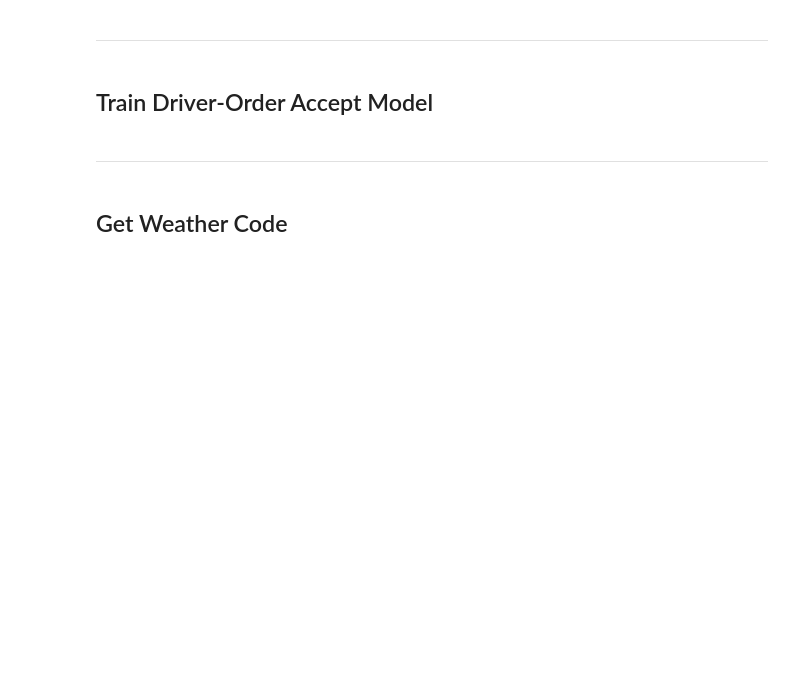
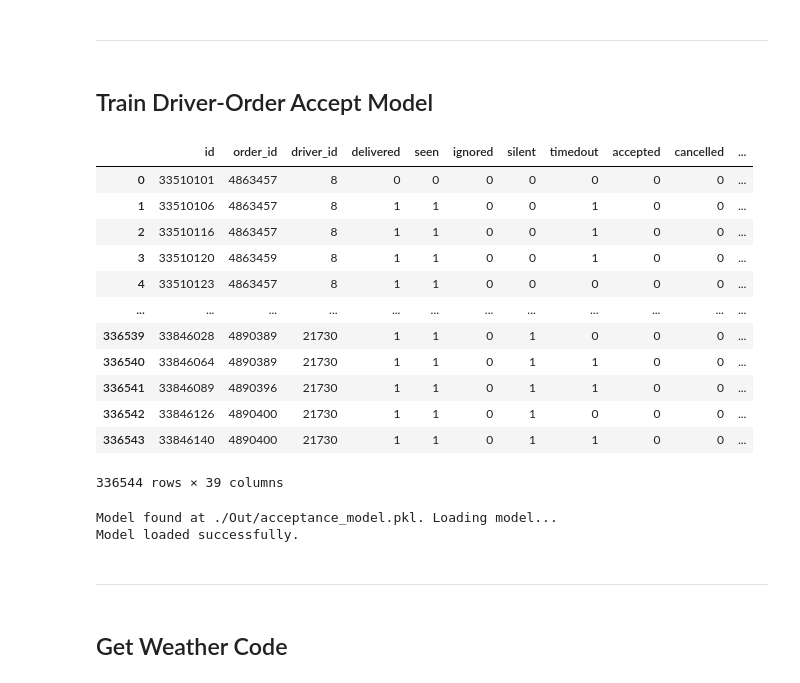
Before and after one commit to QianZeHao123/RideHail, a Jupyter notebook: zzz_main.ipynb, the cells around one changed output. Saved outputs shown, nothing was run; the diff lists cells and outputs as text; code cells hidden in the pictures; blank space fills up the shorter version.

```diff
--- a/zzz_main.ipynb
+++ b/zzz_main.ipynb
@@ -41,6 +39,22 @@ model_path = "./Out/acceptance_model.pkl"
 
 # if the model exists, decide if re-train the model is needed
 retrain_model: bool = False
+# %%
+order_driver_data
+# %% [output]
+|  | id | order_id | driver_id | delivered | seen | ignored | silent | timedout | accepted | cancelled | ... |
+| 0 | 33510101 | 4863457 | 8 | 0 | 0 | 0 | 0 | 0 | 0 | 0 | ... |
+| 1 | 33510106 | 4863457 | 8 | 1 | 1 | 0 | 0 | 1 | 0 | 0 | ... |
+| 2 | 33510116 | 4863457 | 8 | 1 | 1 | 0 | 0 | 1 | 0 | 0 | ... |
+| 3 | 33510120 | 4863459 | 8 | 1 | 1 | 0 | 0 | 1 | 0 | 0 | ... |
+| 4 | 33510123 | 4863457 | 8 | 1 | 1 | 0 | 0 | 0 | 0 | 0 | ... |
+| ... | ... | ... | ... | ... | ... | ... | ... | ... | ... | ... | ... |
+| 336539 | 33846028 | 4890389 | 21730 | 1 | 1 | 0 | 1 | 0 | 0 | 0 | ... |
+| 336540 | 33846064 | 4890389 | 21730 | 1 | 1 | 0 | 1 | 1 | 0 | 0 | ... |
+| 336541 | 33846089 | 4890396 | 21730 | 1 | 1 | 0 | 1 | 1 | 0 | 0 | ... |
+| 336542 | 33846126 | 4890400 | 21730 | 1 | 1 | 0 | 1 | 0 | 0 | 0 | ... |
+| 336543 | 33846140 | 4890400 | 21730 | 1 | 1 | 0 | 1 | 1 | 0 | 0 | ... |
+336544 rows × 39 columns
 # %%
 if os.path.exists(model_path) and not retrain_model:
     print(f"Model found at {model_path}. Loading model...")
@@ -52,14 +66,16 @@ else:
     order_driver_data = pd.read_csv("./data/order_driver.csv")
 
     order_driver_data = order_driver_data.loc[
-        (order_driver_data["status"] == 5) & (order_driver_data["outside"] == 0)
+        (order_driver_data["status"] == 5) & (
+            order_driver_data["outside"] == 0)
     ]
     print(order_driver_data.shape)
     print(order_driver_data["accept"].describe())
 
     # Define features & target variable
     order_features = order_driver_data[
-        ["commission", "driver_distance", "hour", "weather_code", "work_time_minutes"]
+        ["commission", "driver_distance", "hour",
+            "weather_code", "work_time_minutes"]
     ]
     # order_features = order_driver_data[
     #     ["commission", "distance", "hour", "weather_code", "work_time_minutes"]
@@ -89,6 +105,9 @@ else:
     print("ROC AUC Score:", roc_auc_score(target_test, y_probs))
     # Save trained model (only the classifier, without SMOTE)
     joblib.dump(model, "./Out/acceptance_model.pkl")
+# %% [output]
+Model found at ./Out/acceptance_model.pkl. Loading model...
+Model loaded successfully.
 # %% [markdown]
 ---
 # %% [markdown]
```
Also changed, not shown: parts of 30 cells of this notebook.
